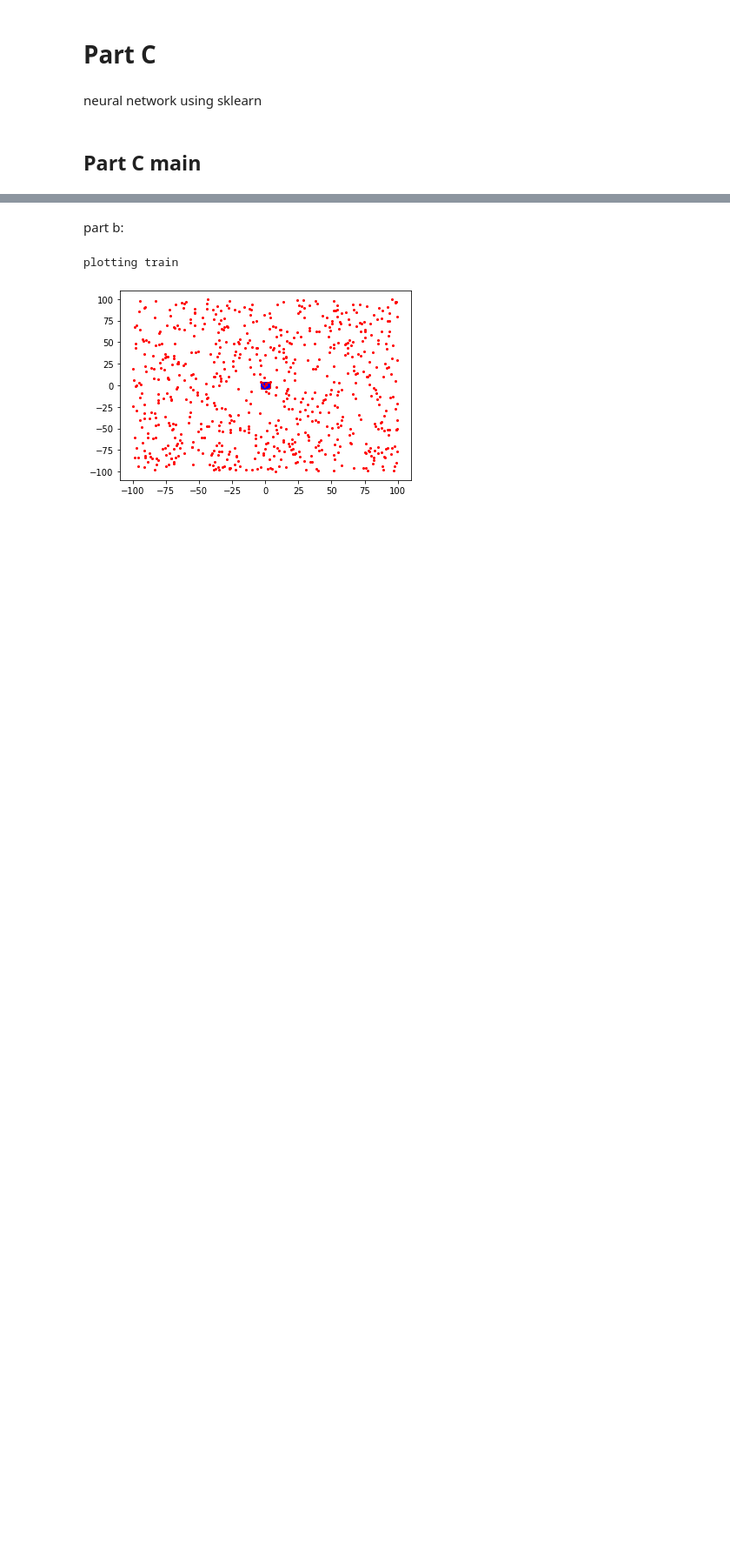
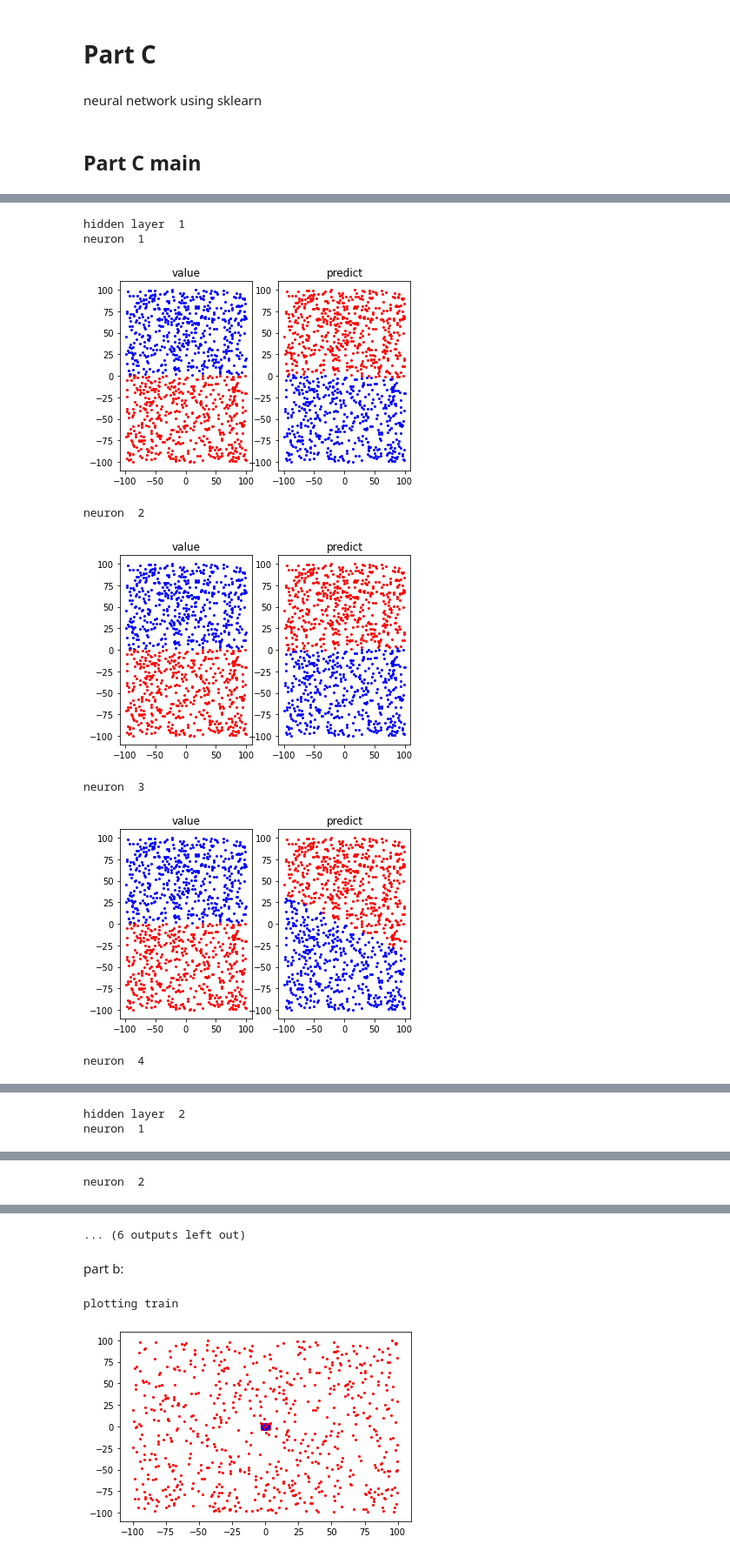
Before and after one commit to TaliaSeada/NeuroComputation_firstProject, a Jupyter notebook: C_D/C D.ipynb, the cells around one changed output, grey strips where cells are left out. Shown at 87% size. Cells and saved outputs as stored; diff of their text form; code cells hidden in the pictures; blank space fills up the shorter version.

```diff
--- a/C_D/C D.ipynb
+++ b/C_D/C D.ipynb
@@ -60,6 +56,10 @@ class NeuralNetwork:
             listy.append(row["y"])
         l=[listx,listy]
         for i in range(len(self.clf.coefs_)):
+            if i< len(self.clf.coefs_)-1:
+                print("hidden layer ", i+1)
+            else:
+                print("output")
             datac=data.copy()
             l=(self.lookinlayer(datac,l,self.clf.coefs_[i],self.clf.intercepts_[i]))
 
@@ -70,6 +70,7 @@ class NeuralNetwork:
         # for each row we use the activation formula with the weights and bias we returned
         # in the fit function to predict on the test data set
         for k in range(len(bias)):
+            print("neuron ", k+1)
             pred1 = []
             predictionlist=[]
             for j in range(len(data)):
@@ -213,7 +214,7 @@ def plotting_test(test):
             ax[1].plot(row['x'], row['y'], markersize=2, marker="o", color="red")
     plt.show()
 
-def plotting_train(train):
+def plotting_train1(train):
     for index, row in train.iterrows():
         if row['value'] == 1:
             plt.plot(row['x'], row['y'], markersize=2, marker="o", color="blue")
@@ -228,6 +229,14 @@ def plotting_train(train):
     plt.xlim([-3, 3])
     plt.ylim([-3, 3])
     plt.show()
+
+def plotting_train2(train):
+    for index, row in train.iterrows():
+        if row['value'] == 1:
+            plt.plot(row['x'], row['y'], markersize=2, marker="o", color="blue")
+        else:
+            plt.plot(row['x'], row['y'], markersize=2, marker="o", color="red")
+    plt.show()
 # %%
 # this function plots the confussion matrix
 def confussion_matrix (cf_matrix):
@@ -244,7 +253,7 @@ train = build_data_partA(1)
 net1=NeuralNetwork(0.1,train,(4,4))
 net1.fit()
 print("plotting train")
-plotting_train(train)
+plotting_train2(train)
 # net1.lookin(train)
 
 print("first test")
@@ -298,0 +307,11 @@ weighted avg       1.00      1.00      1.00      1000
+# %%
+net1.lookin(train)
+# %% [output]
+hidden layer  1
+neuron  1
+[figure, added]
+neuron  2
+[figure, added]
+neuron  3
+[figure, added]
+neuron  4
@@ -298,0 +319,2 @@ weighted avg       1.00      1.00      1.00      1000
+hidden layer  2
+neuron  1
@@ -298,0 +322 @@ weighted avg       1.00      1.00      1.00      1000
+neuron  2
@@ -299,3 +324,4 @@ weighted avg       1.00      1.00      1.00      1000
+... (6 outputs left out)
 # %%
 # net1.lookin(first_test)
 # %%
```
Also changed, not shown: parts of 9 cells of this notebook.
